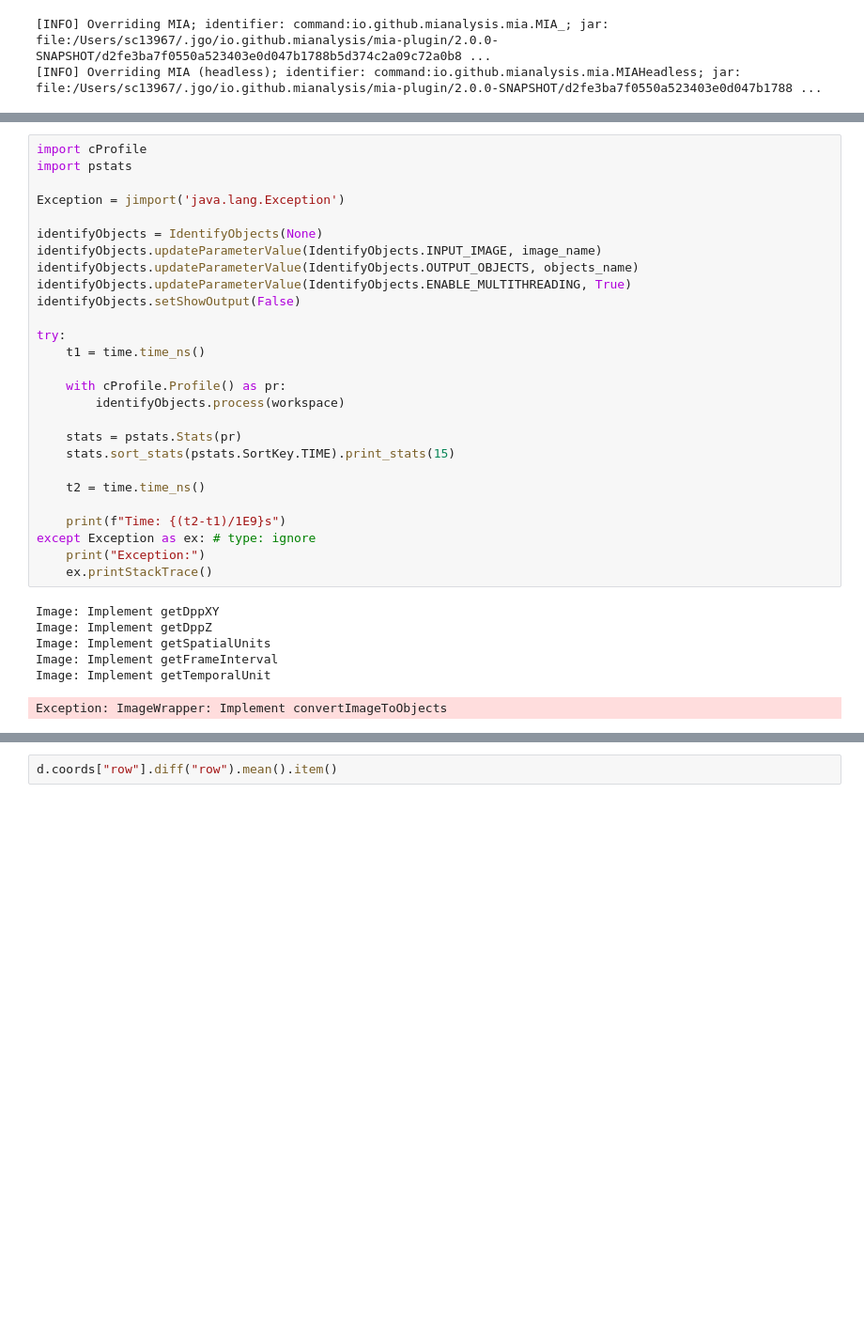
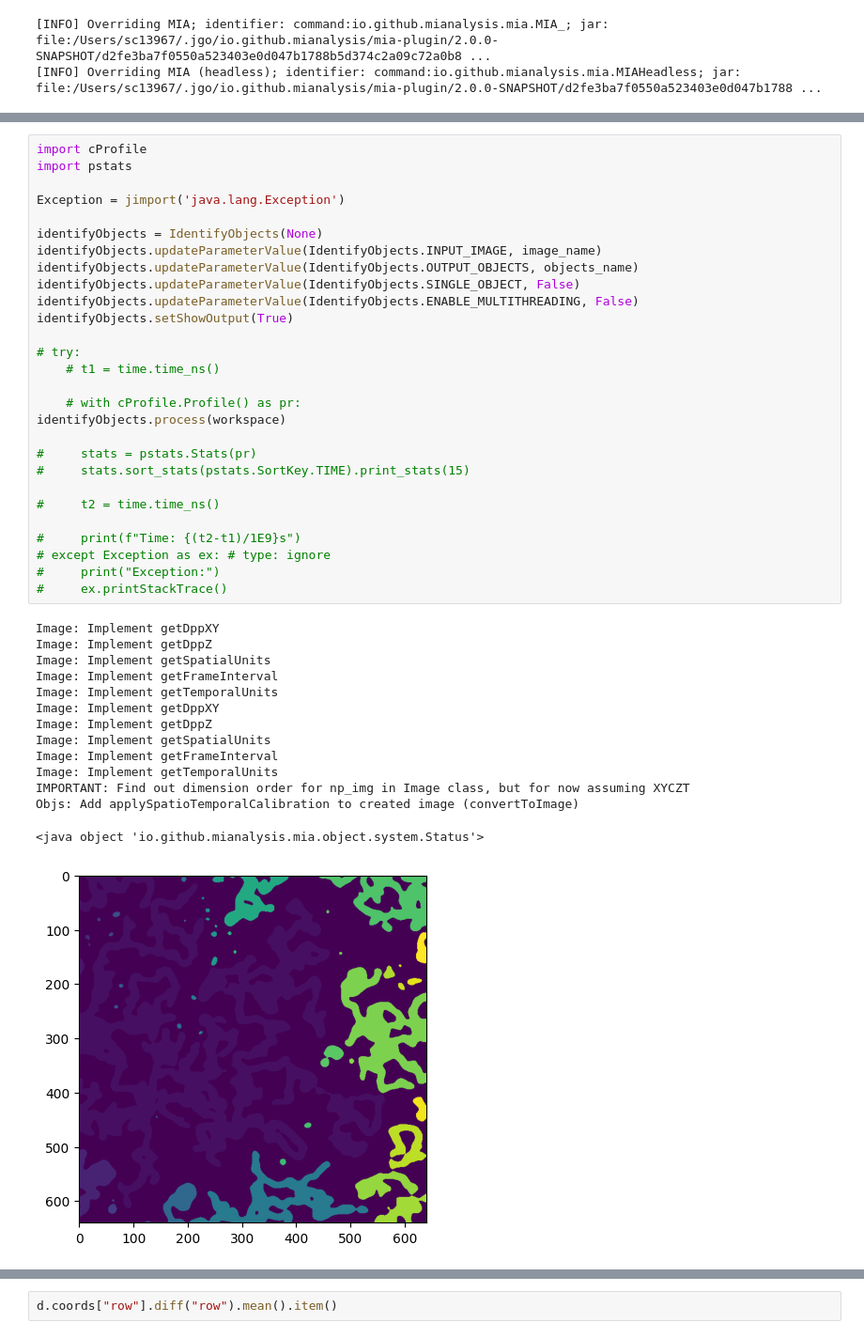
Before and after one commit to mianalysis/mia-python, a Jupyter notebook: Demo.ipynb, the cells around one changed output, grey strips where cells are left out. Shown at 94% size. Saved outputs shown, nothing was run; the diff lists cells and outputs as text; blank space fills up the shorter version.

Commit message:
Implement image to objects conversion

```diff
--- a/Demo.ipynb
+++ b/Demo.ipynb
@@ -120,37 +125,46 @@ AttributeError: 'DataArray' object has no attribute 'getStack'
 # %%
 import cProfile
 import pstats
 
 Exception = jimport('java.lang.Exception')
 
 identifyObjects = IdentifyObjects(None)
 identifyObjects.updateParameterValue(IdentifyObjects.INPUT_IMAGE, image_name)
 identifyObjects.updateParameterValue(IdentifyObjects.OUTPUT_OBJECTS, objects_name)
-identifyObjects.updateParameterValue(IdentifyObjects.ENABLE_MULTITHREADING, True)
-identifyObjects.setShowOutput(False)
+identifyObjects.updateParameterValue(IdentifyObjects.SINGLE_OBJECT, False)
+identifyObjects.updateParameterValue(IdentifyObjects.ENABLE_MULTITHREADING, False)
+identifyObjects.setShowOutput(True)
 
-try:
-    t1 = time.time_ns()
+# try:
+    # t1 = time.time_ns()
 
-    with cProfile.Profile() as pr:
-        identifyObjects.process(workspace)
+    # with cProfile.Profile() as pr:
+identifyObjects.process(workspace)
 
-    stats = pstats.Stats(pr)
-    stats.sort_stats(pstats.SortKey.TIME).print_stats(15)
+#     stats = pstats.Stats(pr)
+#     stats.sort_stats(pstats.SortKey.TIME).print_stats(15)
 
-    t2 = time.time_ns()
+#     t2 = time.time_ns()
 
-    print(f"Time: {(t2-t1)/1E9}s")
-except Exception as ex: # type: ignore
-    print("Exception:")
-    ex.printStackTrace()
+#     print(f"Time: {(t2-t1)/1E9}s")
+# except Exception as ex: # type: ignore
+#     print("Exception:")
+#     ex.printStackTrace()
 # %% [output]
 Image: Implement getDppXY
 Image: Implement getDppZ
 Image: Implement getSpatialUnits
 Image: Implement getFrameInterval
-Image: Implement getTemporalUnit
+Image: Implement getTemporalUnits
+Image: Implement getDppXY
+Image: Implement getDppZ
+Image: Implement getSpatialUnits
+Image: Implement getFrameInterval
+Image: Implement getTemporalUnits
+IMPORTANT: Find out dimension order for np_img in Image class, but for now assuming XYCZT
+Objs: Add applySpatioTemporalCalibration to created image (convertToImage)
-Exception: ImageWrapper: Implement convertImageToObjects
+<java object 'io.github.mianalysis.mia.object.system.Status'>
+[figure, added]
 # %%
 measureObjectShape = MeasureObjectShape(None)
 measureObjectShape.updateParameterValue(MeasureObjectShape.INPUT_OBJECTS, objects_name)
```
Also changed, not shown: parts of 7 cells of this notebook, 5 other files.
